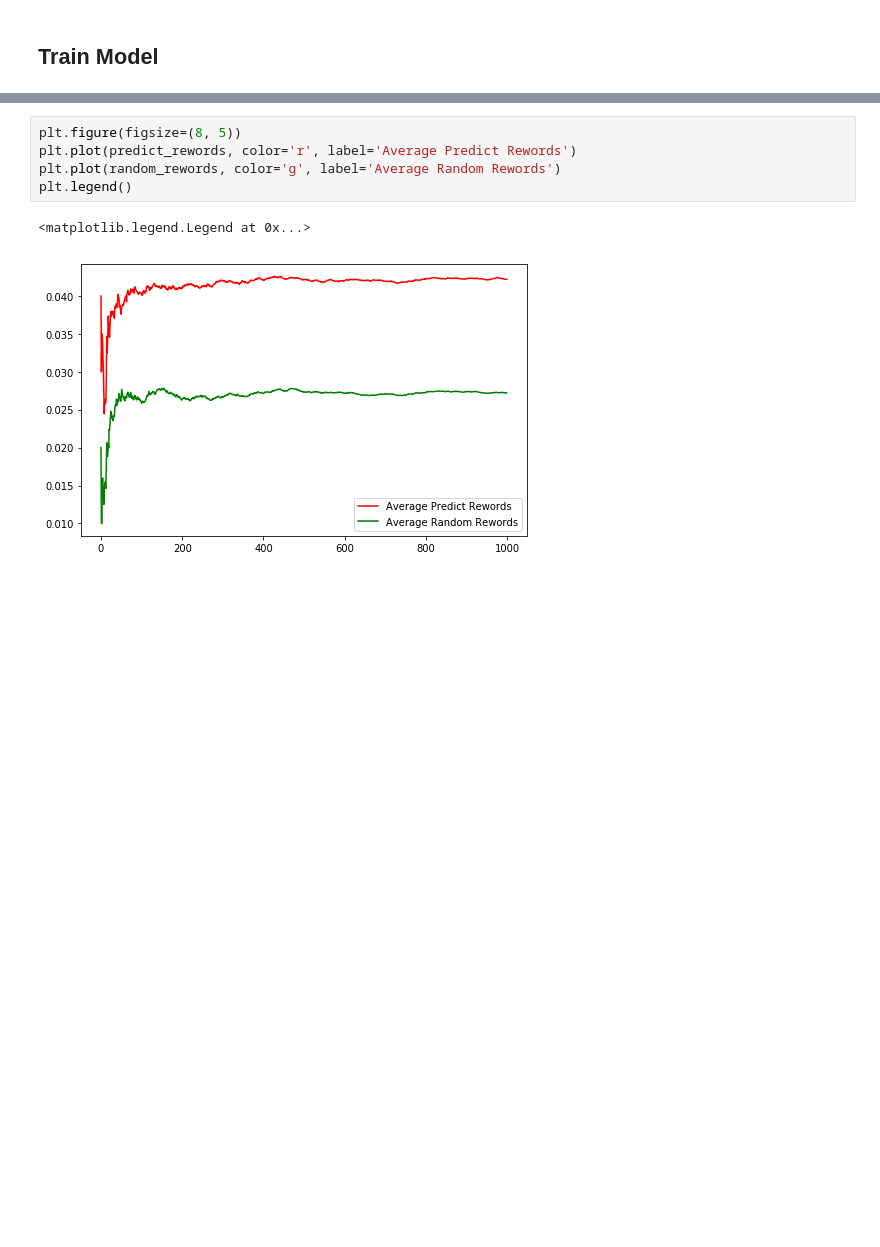
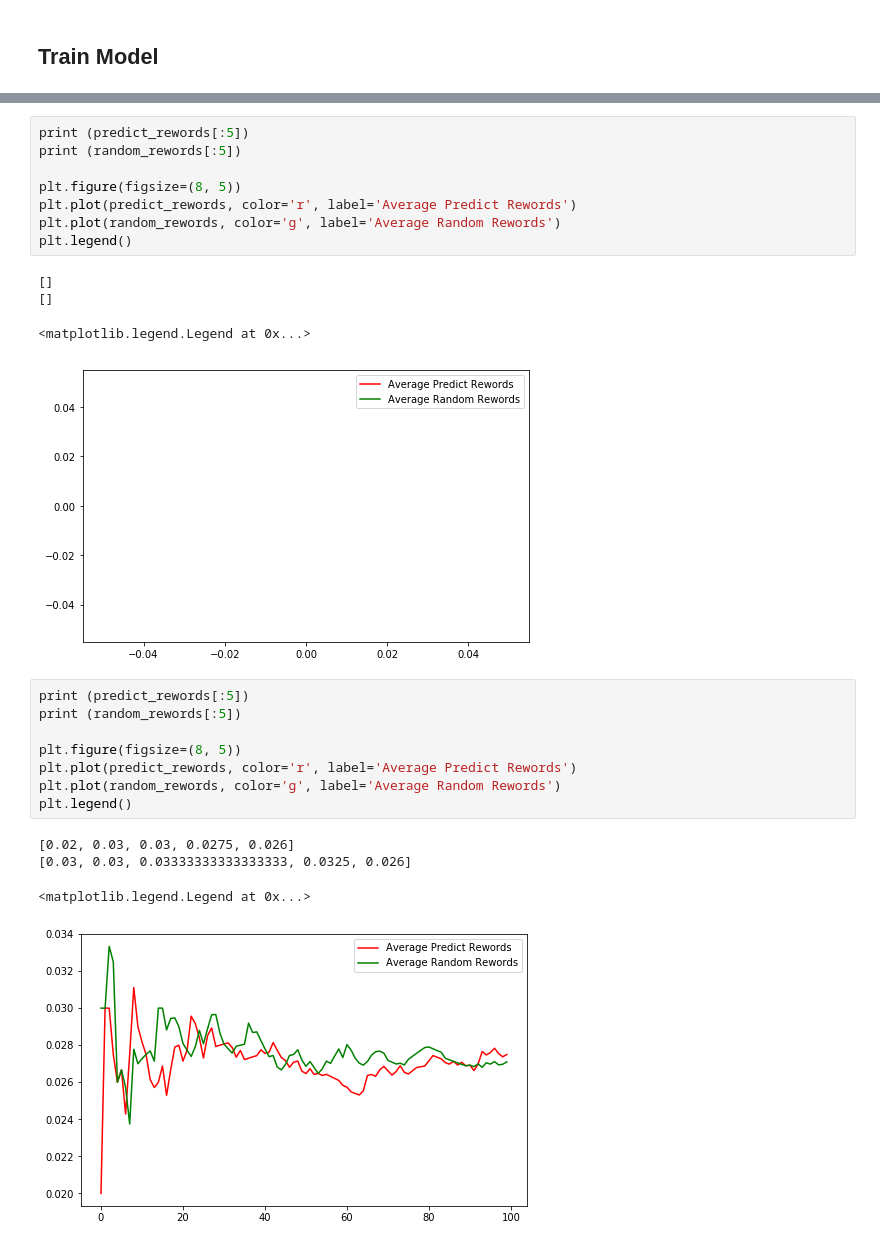
Before and after one commit to konumaru/bandit, a Jupyter notebook: notebook/main.ipynb, the cells around one changed output, grey strips where cells are left out. Cells and saved outputs as stored; diff of their text form; blank space fills up the shorter version.

```diff
--- a/notebook/main.ipynb
+++ b/notebook/main.ipynb
@@ -165,8 +193,26 @@ for i in tqdm(range(0, f_vector.shape[0], batch_size)):
 # %%
+print (predict_rewords[:5])
+print (random_rewords[:5])
+
 plt.figure(figsize=(8, 5))
 plt.plot(predict_rewords, color='r', label='Average Predict Rewords')
 plt.plot(random_rewords, color='g', label='Average Random Rewords')
 plt.legend()
 # %% [output]
-<matplotlib.legend.Legend at 0x...>
+[]
+[]
+<matplotlib.legend.Legend at 0x...>
-[figure, old version]
+[figure, new version]
+# %%
+print (predict_rewords[:5])
+print (random_rewords[:5])
+
+plt.figure(figsize=(8, 5))
+plt.plot(predict_rewords, color='r', label='Average Predict Rewords')
+plt.plot(random_rewords, color='g', label='Average Random Rewords')
+plt.legend()
+# %% [output]
+[0.02, 0.03, 0.03, 0.0275, 0.026]
+[0.03, 0.03, 0.03333333333333333, 0.0325, 0.026]
+<matplotlib.legend.Legend at 0x...>
+[figure, added]
```
Also changed, not shown: parts of 3 cells of this notebook, 1 other file.
